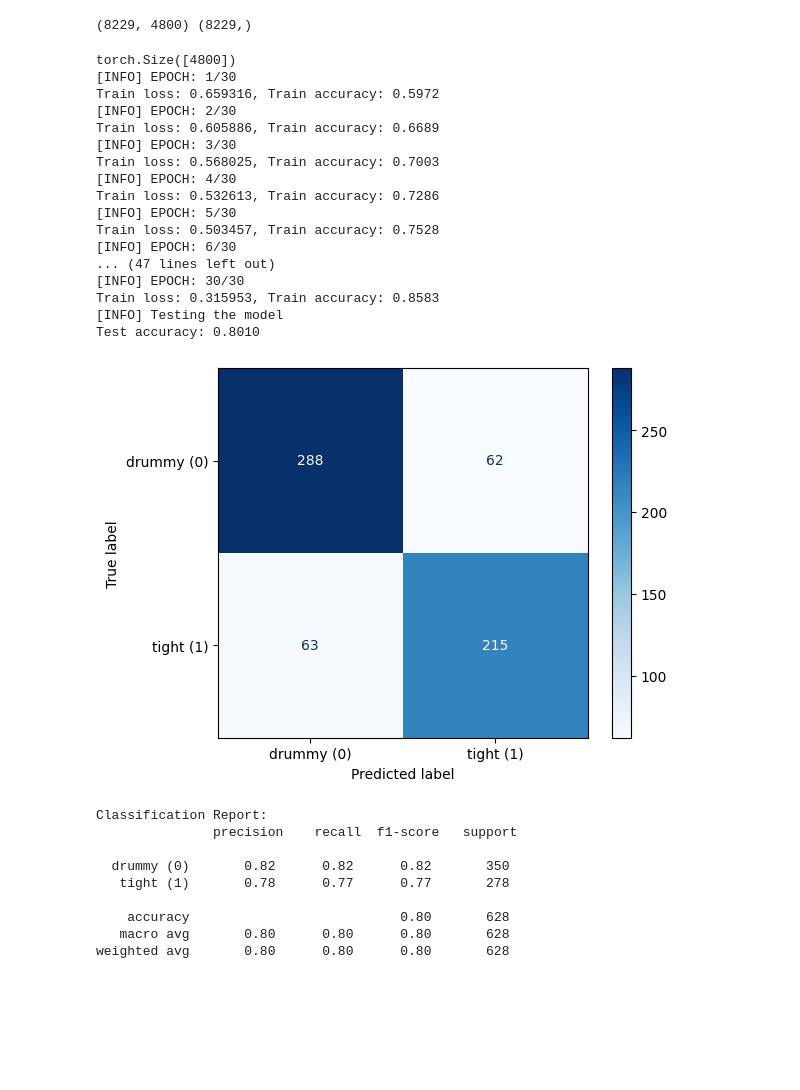
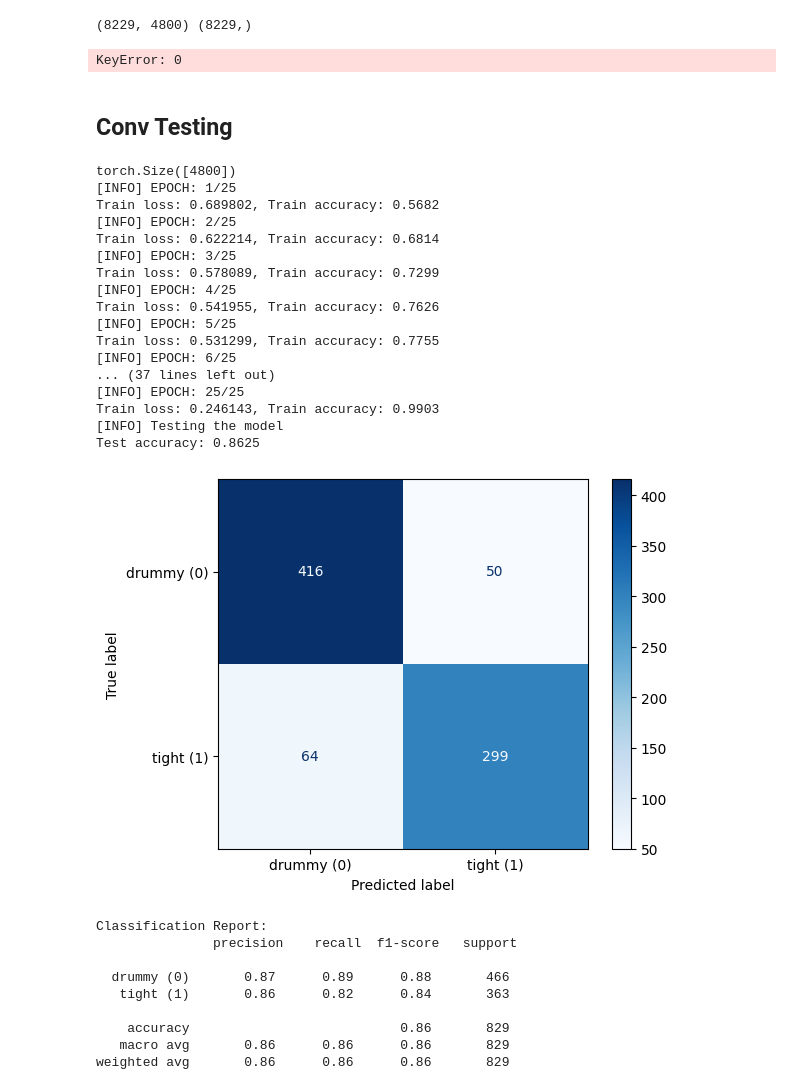
Before and after one commit to kanwarSINGH03/acoustic_signal_classification, a Jupyter notebook: evaluation/conv_p2.ipynb, the cells around one changed output. Drawn from its saved outputs; the diff is of its cells as text; code cells hidden in the pictures; blank space fills up the shorter version.

```diff
--- a/evaluation/conv_p2.ipynb
+++ b/evaluation/conv_p2.ipynb
@@ -16,7 +16,7 @@ samps_2 = pd.DataFrame(data_2['x'].T)
 labs_2  = pd.DataFrame(data_2['y'].T, columns=['y'])
 
 # Combine and drop any NaNs
-df_2 = pd.concat([samps_2, labs_2], axis=1).dropna()
+df_2 = pd.concat([samps_2, labs_2], axis=1)
 
 bad_indices = [
     100,303,496,507,609,706,909,1011,1113,1271,1373,1475,1577,1679,1781,1883,2085,2287,
@@ -36,6 +36,7 @@ bad_indices = [
 ]
 
 df_2 = df_2.drop(index=bad_indices, errors='ignore')
+df_2 = df_2.dropna()
 
 shuffled_df = df_2.sample(frac=1, random_state=42).reset_index(drop=True)
 
@@ -60,55 +61,75 @@ data_2 = Extract_Features(df_X, df_Y, feature="raw")
 print(data_2.get_samples().shape, data_2.get_labels().shape)
 # %% [output]
 (8229, 4800) (8229,)
+# %%
+#display waveform using librosa of a certain index in dataframe
+import librosa.display
+import matplotlib.pyplot as plt
+index_to_display = 0  # Change this to the index you want to display
+sample_rate = 48000  # Assuming the sample rate is 48000 Hz
+wav = df_2.loc[index_to_display].values[:-1]  # Get the waveform data for the clip
+label= df_2.loc[index_to_display].values[-1] # Get the label for the clip
+plt.figure(figsize=(10, 4))
+librosa.display.waveshow(wav, sr=sample_rate)
+plt.title(f'Waveform of Sample {index_to_display}')
+plt.xlabel('Time (s)')
+plt.ylabel('Amplitude')
+#label in plot
+plt.text(0, 0.5, f'Label: {label}', fontsize=12, color='red', ha='left', va='center')
+plt.show()
+# %% [output]
+KeyError: 0
+# %% [markdown]
+## Conv Testing
 # %%
 torch.manual_seed(42)
 import models.classification as classify
 import models.loops as loops
 import models.models as models
 
-train_idx = list(range(0, 7600))
-test_idx = list(range(7600,8228))
+train_idx = list(range(0, 7400))
+test_idx = list(range(7400,8229))
 
 train_data = torch.utils.data.Subset(data_2, train_idx)
 test_data = torch.utils.data.Subset(data_2, test_idx)
 
-batch_size = 10
+batch_size = 90
 
 train_loader = torch.utils.data.DataLoader(train_data, batch_size=batch_size, shuffle=True)
 test_loader = torch.utils.data.DataLoader(test_data, batch_size=batch_size, shuffle=True)
 
 print(train_loader.dataset[0][0].shape)
-
+epochs = 25
 model = models.Convolution_p2()
 
-loops.train(model=model, model_path="./model_paths/raw_p2.pth", train_loader=train_loader,val=False, val_loader=None, batch_size=batch_size, lr=1e-3,weight_decay=0, optim="adam", epochs=30)
+loops.train(model=model, model_path="./model_paths/raw_p2.pth", train_loader=train_loader,val=False, val_loader=None, batch_size=batch_size, lr=1e-3,weight_decay=0, optim="adam", epochs=epochs)
 
-loops.test(model_path="./model_paths/raw_p2.pth", test_loader=test_loader, report=True)
+loops.test(model=model, model_path="./model_paths/raw_p2.pth", test_loader=test_loader, report=True)
 # %% [output]
 torch.Size([4800])
-[INFO] EPOCH: 1/30
-Train loss: 0.659316, Train accuracy: 0.5972
-[INFO] EPOCH: 2/30
-Train loss: 0.605886, Train accuracy: 0.6689
-[INFO] EPOCH: 3/30
-Train loss: 0.568025, Train accuracy: 0.7003
-[INFO] EPOCH: 4/30
-Train loss: 0.532613, Train accuracy: 0.7286
-[INFO] EPOCH: 5/30
-Train loss: 0.503457, Train accuracy: 0.7528
-[INFO] EPOCH: 6/30
-... (47 lines left out)
-[INFO] EPOCH: 30/30
-Train loss: 0.315953, Train accuracy: 0.8583
+[INFO] EPOCH: 1/25
+Train loss: 0.689802, Train accuracy: 0.5682
+[INFO] EPOCH: 2/25
+Train loss: 0.622214, Train accuracy: 0.6814
+[INFO] EPOCH: 3/25
+Train loss: 0.578089, Train accuracy: 0.7299
+[INFO] EPOCH: 4/25
+Train loss: 0.541955, Train accuracy: 0.7626
+[INFO] EPOCH: 5/25
+Train loss: 0.531299, Train accuracy: 0.7755
+[INFO] EPOCH: 6/25
+... (37 lines left out)
+[INFO] EPOCH: 25/25
+Train loss: 0.246143, Train accuracy: 0.9903
 [INFO] Testing the model
-Test accuracy: 0.8010
+Test accuracy: 0.8625
-[figure, old version]
+[figure, new version]
 Classification Report:
                precision    recall  f1-score   support
 
-  drummy (0)       0.82      0.82      0.82       350
-   tight (1)       0.78      0.77      0.77       278
+  drummy (0)       0.87      0.89      0.88       466
+   tight (1)       0.86      0.82      0.84       363
 
-    accuracy                           0.80       628
-   macro avg       0.80      0.80      0.80       628
-weighted avg       0.80      0.80      0.80       628
+    accuracy                           0.86       829
+   macro avg       0.86      0.86      0.86       829
+weighted avg       0.86      0.86      0.86       829
```
Also changed, not shown: parts of 4 cells of this notebook, 5 other files.
